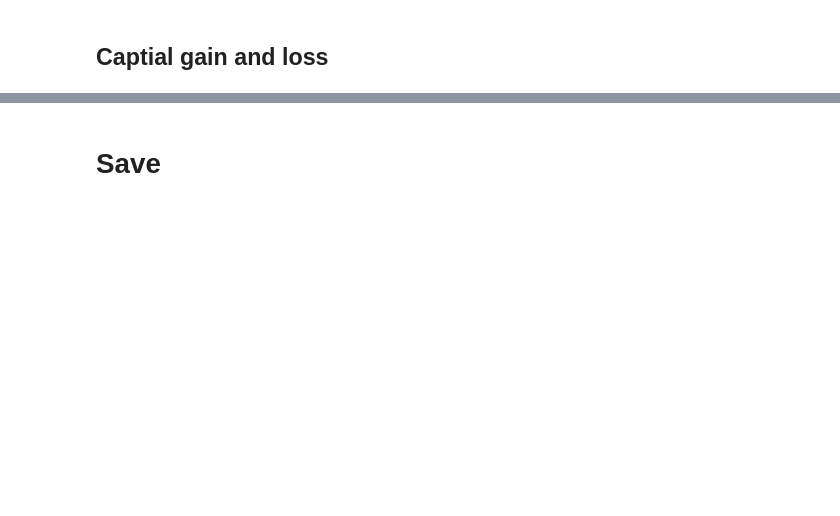
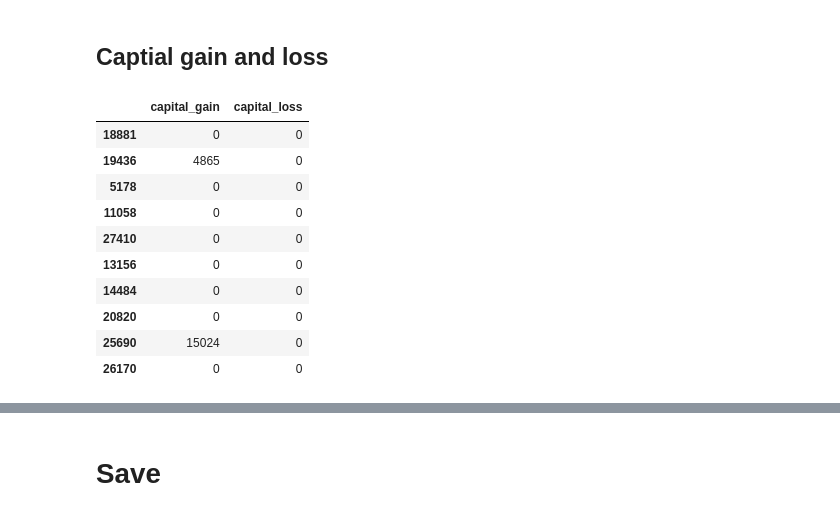
Before and after one commit to sesise0307/pydata2021-eda, a Jupyter notebook: notebook/2_Data_Loading_and_Preprocessing.ipynb, the cells around one changed output, grey strips where cells are left out. Cells and saved outputs as stored; diff of their text form; code cells hidden in the pictures; blank space fills up the shorter version.

```diff
--- a/notebook/2_Data_Loading_and_Preprocessing.ipynb
+++ b/notebook/2_Data_Loading_and_Preprocessing.ipynb
@@ -199,3 +373,17 @@ df['education-num'].head()
 # %% [markdown]
 ## Captial gain and loss
+# %%
+df[['capital_gain', 'capital_loss']].sample(10)
+# %% [output]
+|  | capital_gain | capital_loss |
+| 18881 | 0 | 0 |
+| 19436 | 4865 | 0 |
+| 5178 | 0 | 0 |
+| 11058 | 0 | 0 |
+| 27410 | 0 | 0 |
+| 13156 | 0 | 0 |
+| 14484 | 0 | 0 |
+| 20820 | 0 | 0 |
+| 25690 | 15024 | 0 |
+| 26170 | 0 | 0 |
 # %%
```
Also changed, not shown: parts of 42 cells of this notebook, 7 other files.
